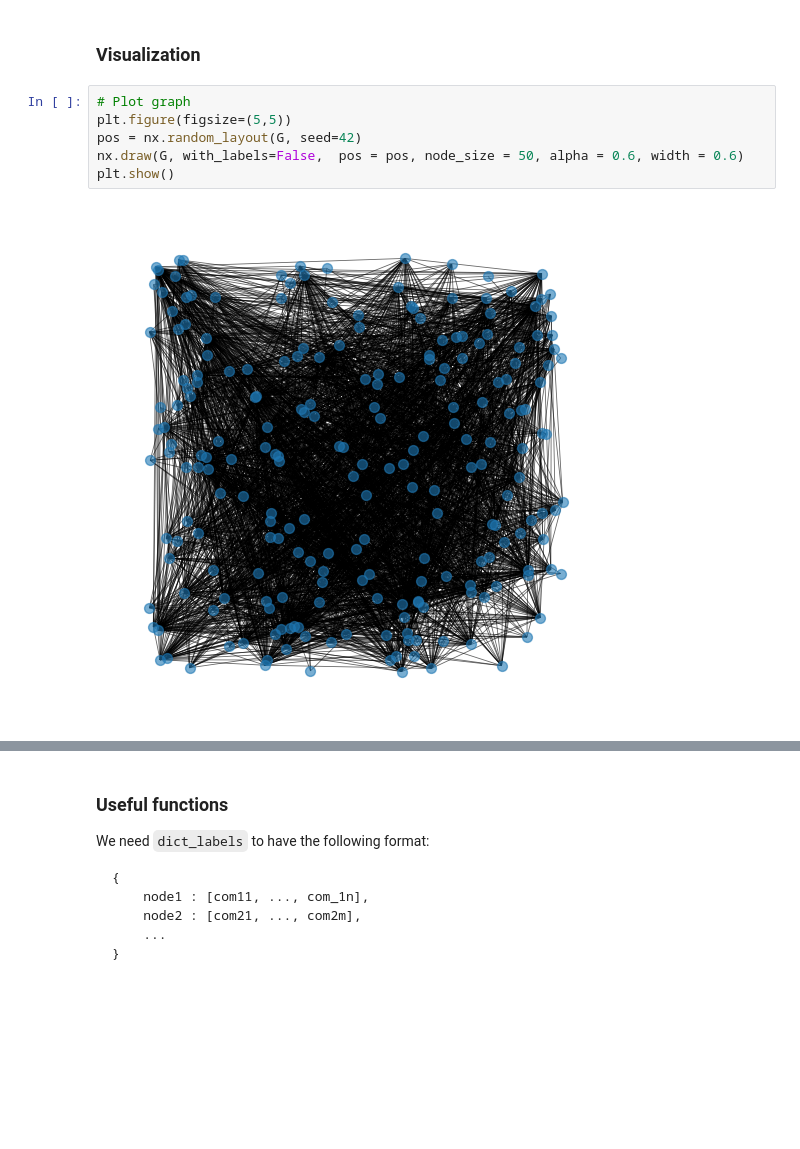
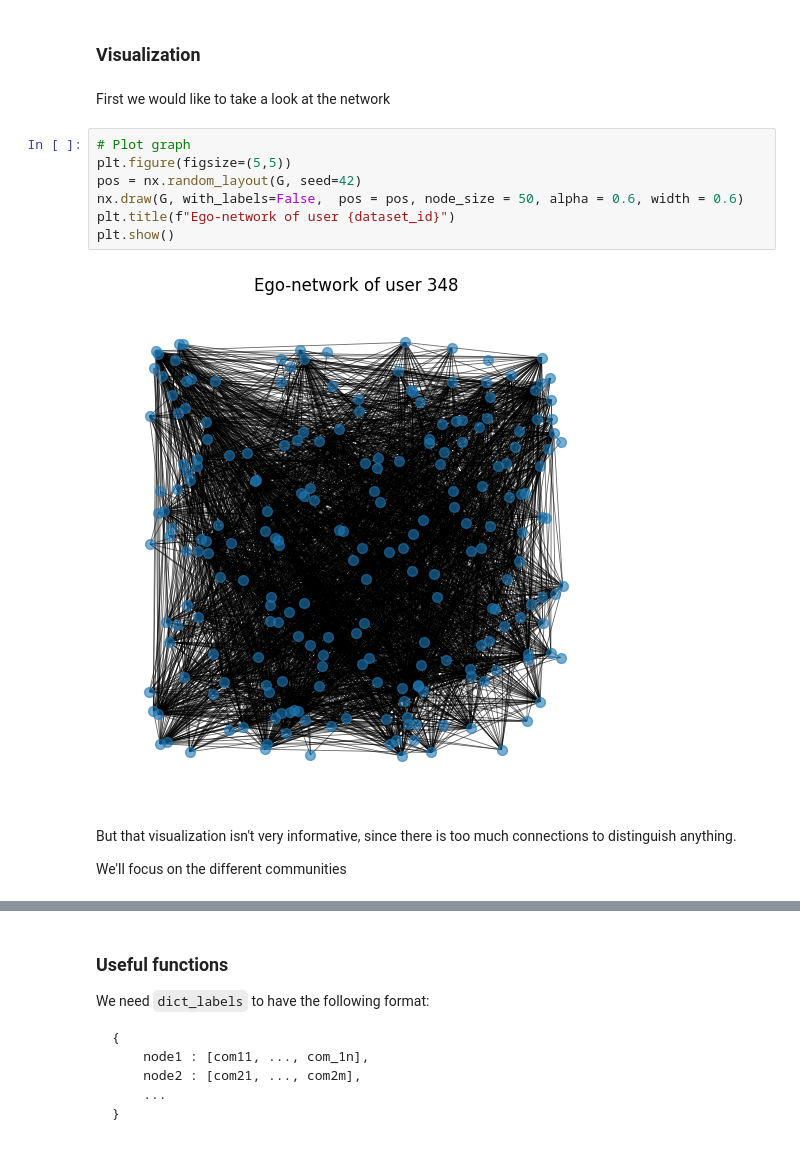
Before and after one commit to Adri4000/MLNS_project, a Jupyter notebook: facebook_notebook.ipynb, the cells around one changed output, grey strips where cells are left out. Saved outputs shown, nothing was run; the diff lists cells and outputs as text; blank space fills up the shorter version.

```diff
--- a/facebook_notebook.ipynb
+++ b/facebook_notebook.ipynb
@@ -95,14 +140,21 @@ Number of communities 20
 Number of overlapped nodes 186
 # %% [markdown]
 ### Visualization
+# %% [markdown]
+First we would like to take a look at the network
 # %%
 # Plot graph
 plt.figure(figsize=(5,5))
 pos = nx.random_layout(G, seed=42)
 nx.draw(G, with_labels=False,  pos = pos, node_size = 50, alpha = 0.6, width = 0.6)
+plt.title(f"Ego-network of user {dataset_id}")
 plt.show()
 # %% [output]
-[figure, old version]
+[figure, new version]
+# %% [markdown]
+But that visualization isn't very informative, since there is too much connections to distinguish anything.
+
+We'll focus on the different communities
 # %%
 # Extract community labels and the corresponding number of nodes
 true_com = defaultdict(int)
```
Also changed, not shown: parts of 36 cells of this notebook, 1 other file.
